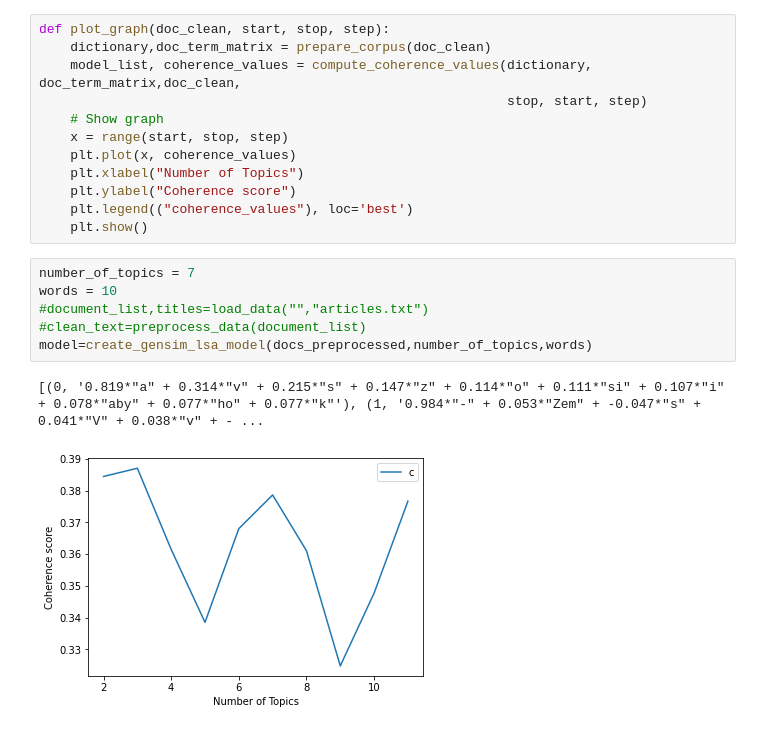
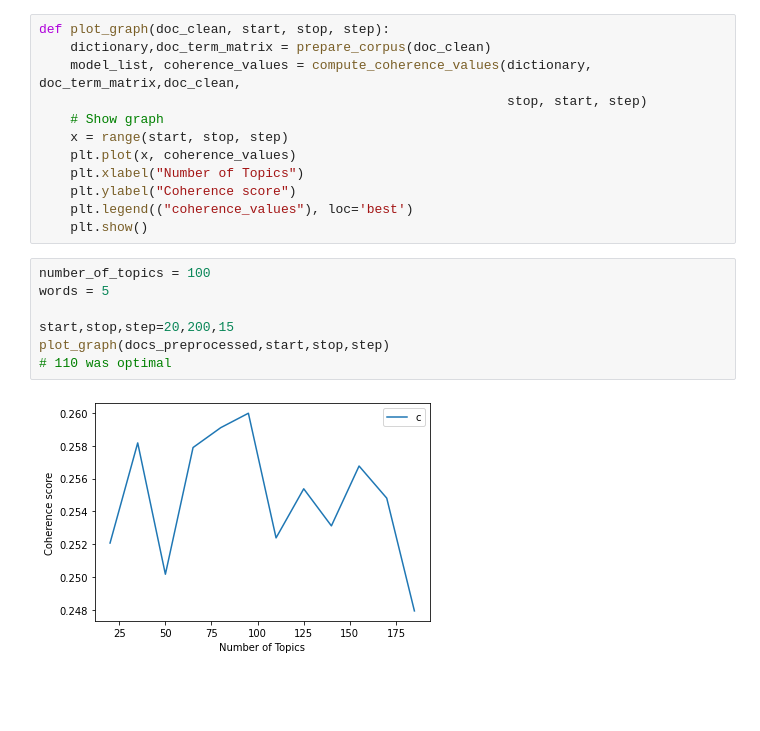
Before and after one commit to prompteus/csfd-movie-recommender, a Jupyter notebook: src/recommend/notebooks/cb_recsystems.ipynb, the cells around one changed output. Drawn from its saved outputs; the diff is of its cells as text; blank space fills up the shorter version.

```diff
--- a/src/recommend/notebooks/cb_recsystems.ipynb
+++ b/src/recommend/notebooks/cb_recsystems.ipynb
@@ -828,13 +1284,13 @@ def plot_graph(doc_clean, start, stop, step):
     plt.ylabel("Coherence score")
     plt.legend(("coherence_values"), loc='best')
     plt.show()
-# %%
-number_of_topics = 7
-words = 10
-#document_list,titles=load_data("","articles.txt")
-#clean_text=preprocess_data(document_list)
-model=create_gensim_lsa_model(docs_preprocessed,number_of_topics,words)
-# %% [output]
-[(0, '0.819*"a" + 0.314*"v" + 0.215*"s" + 0.147*"z" + 0.114*"o" + 0.111*"si" + 0.107*"i" + 0.078*"aby" + 0.077*"ho" + 0.077*"k"'), (1, '0.984*"-" + 0.053*"Zem" + -0.047*"s" + 0.041*"V" + 0.038*"v" + - ...
-[figure, removed]
+# %%
+number_of_topics = 100
+words = 5
+
+start,stop,step=20,200,15
+plot_graph(docs_preprocessed,start,stop,step)
+# 110 was optimal
+# %% [output]
+[figure, added]
 # %%
```
Also changed, not shown: parts of 52 cells of this notebook.
